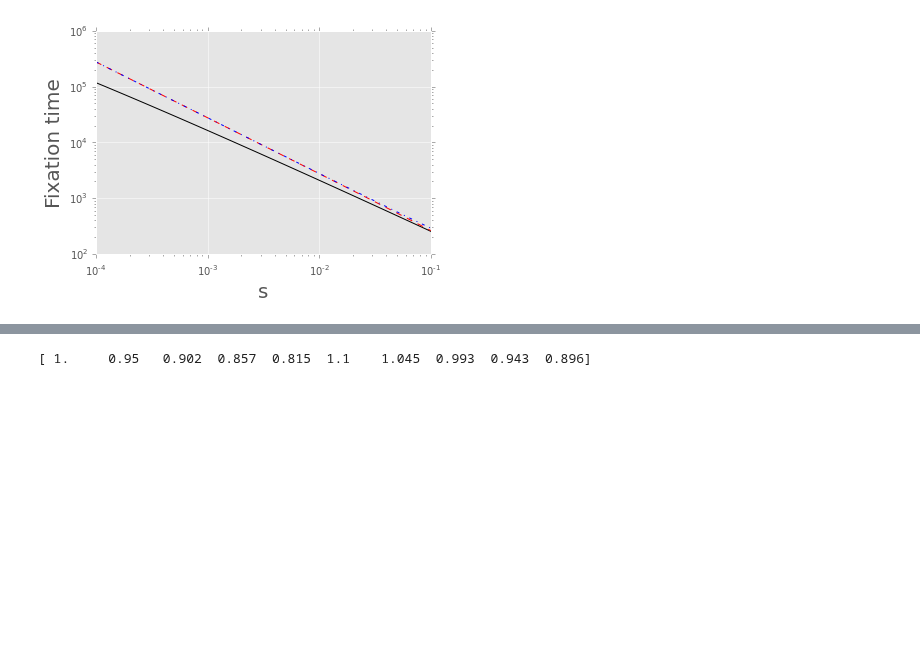
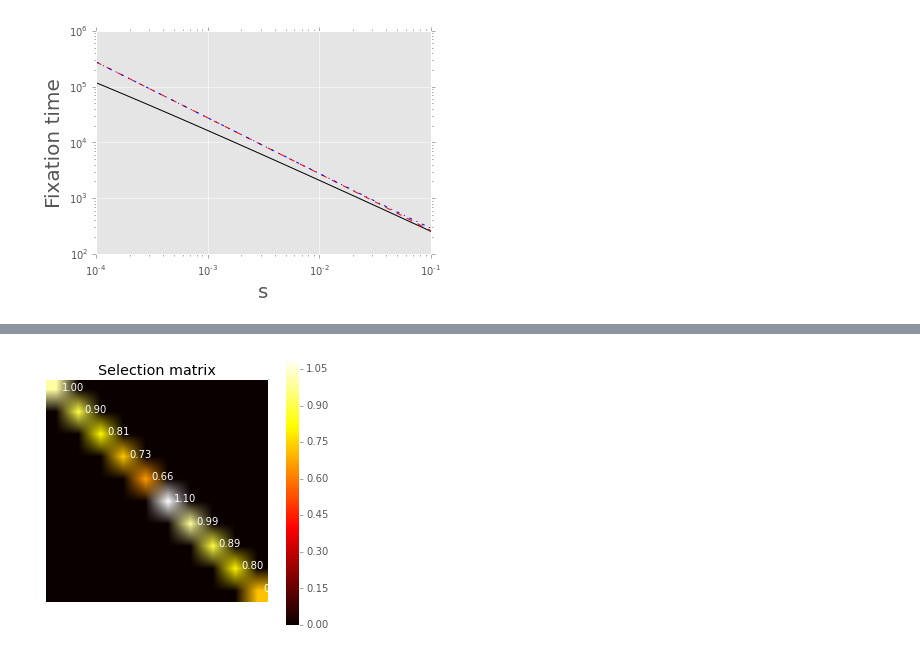
Before and after one commit to yoavram/mamba, a Jupyter notebook: simarba/analysis/adaptation time.ipynb, the cells around one changed output, grey strips where cells are left out. Cells and saved outputs as stored; diff of their text form; code cells hidden in the pictures; blank space fills up the shorter version.

```diff
--- a/simarba/analysis/adaptation time.ipynb
+++ b/simarba/analysis/adaptation time.ipynb
@@ -217,10 +217,17 @@ print "# CPUs:" , len(pool.client.ids)
 # CPUs: 10
 # %%
-sb,sd = 0.1,0.05
-U,G,tau = 0.03,5,10
+sb,sd = 0.1,0.1
+G = 5
 S = diag((1-sd)**arange(G))
 S = array(bmat([[S,zeros((G,G))],[zeros((G,G)),S*(1+sb)]]))
-print S.diagonal()
+imshow(S, cmap='hot')
+xticks([])
+yticks([])
+title('Selection matrix')
+colorbar(shrink=1.2)
+fig.tight_layout()
+for i,s in enumerate(S.diagonal()):
+    text(0.3+i,i,'%.2f'%s,color='w')
 # %% [output]
-[ 1.     0.95   0.902  0.857  0.815  1.1    1.045  0.993  0.943  0.896]
+[figure, added]
 # %%
```
Also changed, not shown: parts of 19 cells of this notebook.
